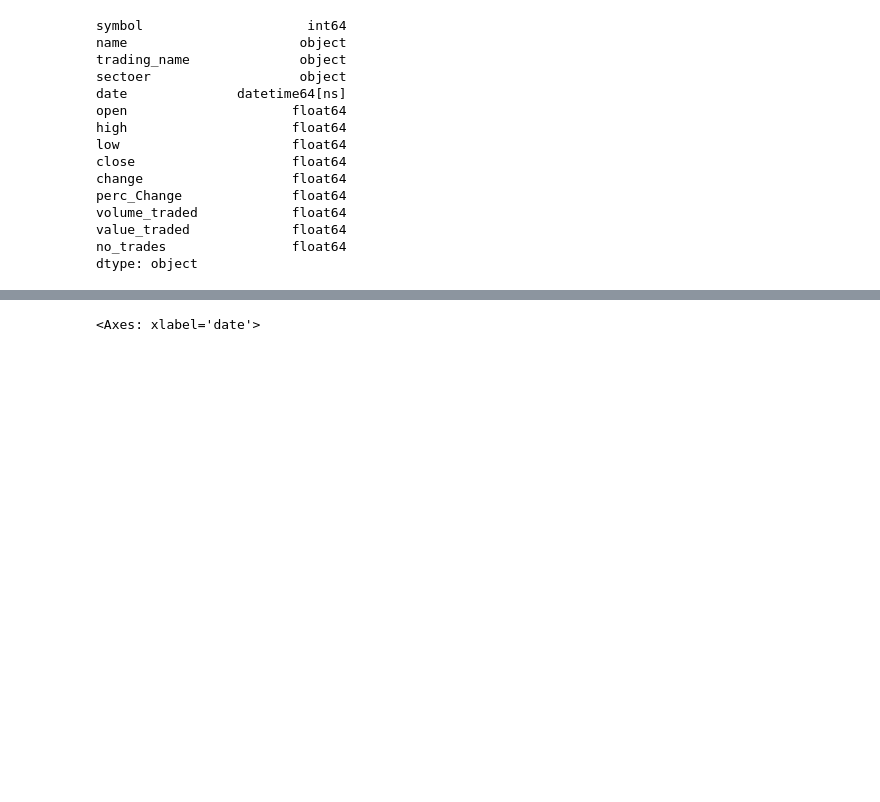
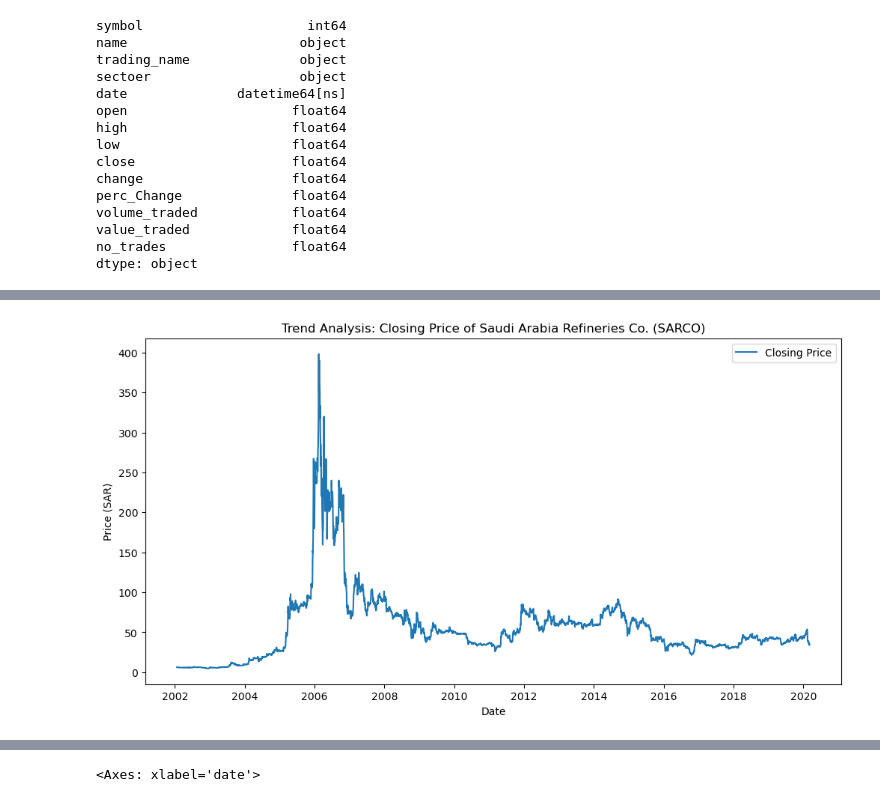
Before and after one commit to bandarr2/ICS574_MarketAlchemists, a Jupyter notebook: ICS574_project.ipynb, the cells around one changed output, grey strips where cells are left out. Drawn from its saved outputs; the diff is of its cells as text; code cells hidden in the pictures; blank space fills up the shorter version.

```diff
--- a/ICS574_project.ipynb
+++ b/ICS574_project.ipynb
@@ -71 +61,4 @@ Name: date, dtype: int32
+# %%
+# set the date as the df index
+df.set_index('date', inplace=True)
 # %%
@@ -91,3 +74,19 @@ memory usage: 63.4+ MB
 # %%
 # set index of df to be month
 df = df.set_index('date')
+# %%
+# selecting specific stock to examine
+sample_stock = df[df['symbol'] == 2030]
+
+# Plotting closing price trend
+import seaborn as sns
+import matplotlib.pyplot as plt
+plt.figure(figsize=(12, 6))
+plt.plot(sample_stock.index, sample_stock['close'], label='Closing Price')
+plt.title('Trend Analysis: Closing Price of Saudi Arabia Refineries Co. (SARCO)')
+plt.xlabel('Date')
+plt.ylabel('Price (SAR)')
+plt.legend()
+plt.show()
+# %% [output]
+[figure, added]
```
Also changed, not shown: parts of 4 cells of this notebook, 3 other files.
